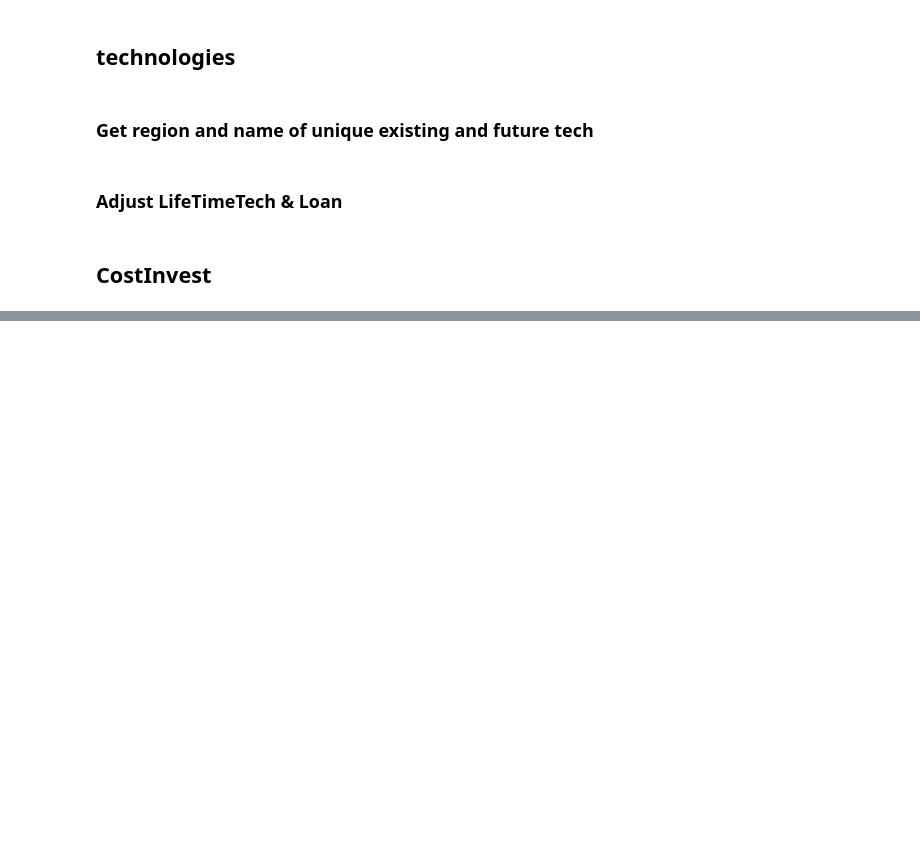
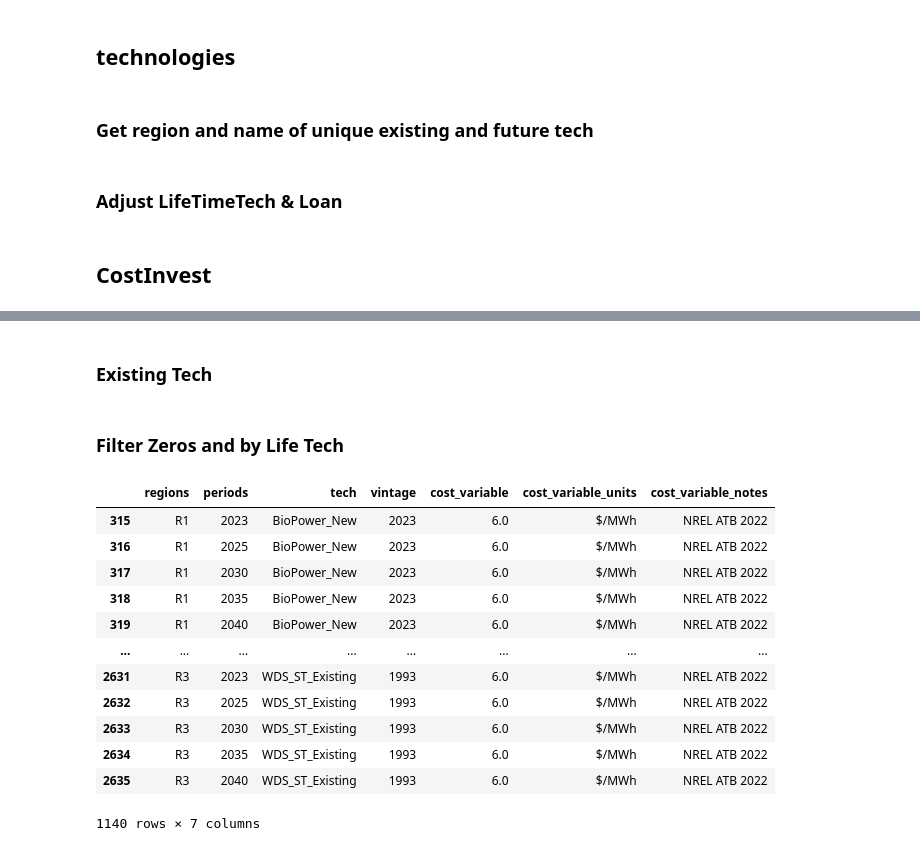
Before and after one commit to vaduraes/TemoaHurricane_V2, a Jupyter notebook: CreateBaseDeck/Excel2Sql.ipynb, the cells around one changed output, grey strips where cells are left out. Drawn from its saved outputs; the diff is of its cells as text; code cells hidden in the pictures; blank space fills up the shorter version.

Commit message:
Cost Fixed, Variable, and invest

```diff
--- a/CreateBaseDeck/Excel2Sql.ipynb
+++ b/CreateBaseDeck/Excel2Sql.ipynb
@@ -679,18 +680,18 @@ UniqueFutureTech = pd.DataFrame(list(zip(regions, tech)),columns=["regions","tec
 ### Adjust LifeTimeTech & Loan
 # %%
 UniqueEFTech = pd.concat([UniqueExistingTech,UniqueFutureTech])
-DropRows=[]
+KeepRows=[]
 
 for tech,region in zip(dfLifetimeLoanTech_sql["tech"],dfLifetimeLoanTech_sql["Regions"]):
 
     if (region, tech) not in set(zip(UniqueEFTech["regions"], UniqueEFTech["tech"])):
-        DropRows.append(False)
+        KeepRows.append(False)
     else:
-        DropRows.append(True)
+        KeepRows.append(True)
 
 #Only keep the rows that of values relevant to the model
-dfLifetimeLoanTech_sql=dfLifetimeLoanTech_sql[DropRows]
-dfLifetimeTech_sql=dfLifetimeTech_sql[DropRows]
+dfLifetimeLoanTech_sql=dfLifetimeLoanTech_sql[KeepRows]
+dfLifetimeTech_sql=dfLifetimeTech_sql[KeepRows]
 # %% [markdown]
 ## CostInvest
 # %%
@@ -726,0 +792,2 @@ Cost
+# %% [markdown]
+### Existing Tech
@@ -726,0 +850,35 @@ Cost
+# %% [markdown]
+### Filter Zeros and by Life Tech
+# %%
+#Filter for year and lifetime
+KeepRows=[]
+for (region, period, tech, vintage) in zip(CostVariable_sql["regions"], CostVariable_sql["periods"], CostVariable_sql["tech"],CostVariable_sql["vintage"]):
+    LifeOfTech=dfLifetimeTech_sql[(dfLifetimeTech_sql["tech"]==tech) * (dfLifetimeTech_sql["Regions"]==region)]["life"].iloc[0]
+
+    if (vintage+LifeOfTech)<=period:
+        KeepRows.append(False)
+
+    else:
+        KeepRows.append(True)
+
+CostVariable_sql=CostVariable_sql[KeepRows]
+CostFixed_sql=CostFixed_sql[KeepRows]
+
+#Filter for zeros
+CostVariable_sql=CostVariable_sql[CostVariable_sql["cost_variable"]>0]
+# %%
+CostVariable_sql
+# %% [output]
+|  | regions | periods | tech | vintage | cost_variable | cost_variable_units | cost_variable_notes |
+| 315 | R1 | 2023 | BioPower_New | 2023 | 6.0 | $/MWh | NREL ATB 2022 |
+| 316 | R1 | 2025 | BioPower_New | 2023 | 6.0 | $/MWh | NREL ATB 2022 |
+| 317 | R1 | 2030 | BioPower_New | 2023 | 6.0 | $/MWh | NREL ATB 2022 |
+| 318 | R1 | 2035 | BioPower_New | 2023 | 6.0 | $/MWh | NREL ATB 2022 |
+| 319 | R1 | 2040 | BioPower_New | 2023 | 6.0 | $/MWh | NREL ATB 2022 |
+| ... | ... | ... | ... | ... | ... | ... | ... |
+| 2631 | R3 | 2023 | WDS_ST_Existing | 1993 | 6.0 | $/MWh | NREL ATB 2022 |
+| 2632 | R3 | 2025 | WDS_ST_Existing | 1993 | 6.0 | $/MWh | NREL ATB 2022 |
+| 2633 | R3 | 2030 | WDS_ST_Existing | 1993 | 6.0 | $/MWh | NREL ATB 2022 |
+| 2634 | R3 | 2035 | WDS_ST_Existing | 1993 | 6.0 | $/MWh | NREL ATB 2022 |
+| 2635 | R3 | 2040 | WDS_ST_Existing | 1993 | 6.0 | $/MWh | NREL ATB 2022 |
+1140 rows × 7 columns
```
Also changed, not shown: parts of 7 cells of this notebook, 1 other file.
